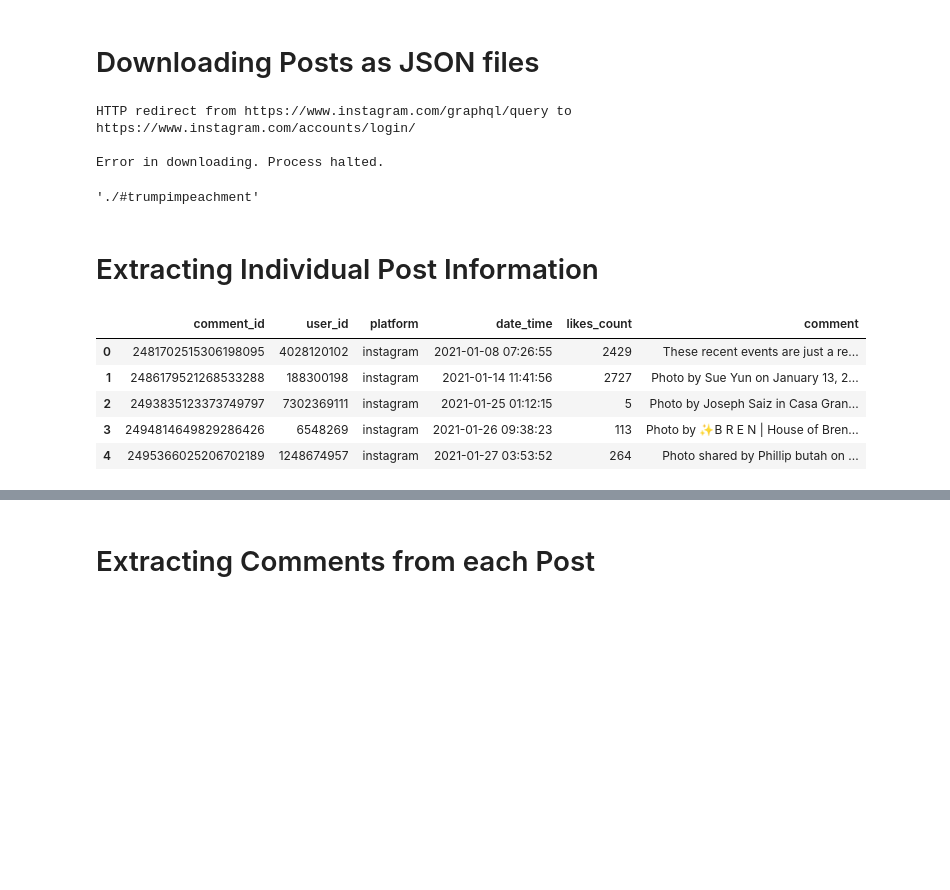
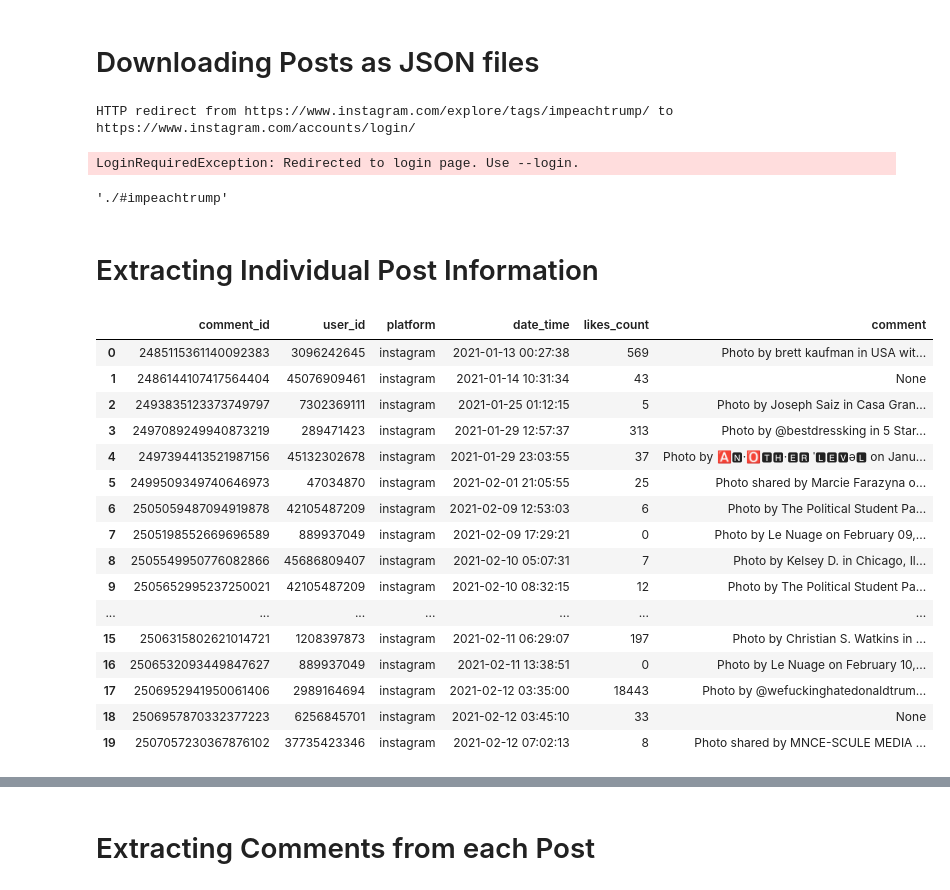
Before and after one commit to joshuawong96/Trump-Impeachment-Analysis, a Jupyter notebook: Instagram/Analysis/scraping_instagram.ipynb, the cells around one changed output, grey strips where cells are left out. Cells and saved outputs as stored; diff of their text form; code cells hidden in the pictures; blank space fills up the shorter version.

```diff
--- a/Instagram/Analysis/scraping_instagram.ipynb
+++ b/Instagram/Analysis/scraping_instagram.ipynb
@@ -46,7 +54,7 @@ Authentication OK
 # %% [markdown]
 # Downloading Posts as JSON files
 # %%
-HASHTAG = "trumpimpeachment2"
+HASHTAG = "impeachtrump"
 
 # Create a Hashtag instance from a given hashtag name
 hashtag = instaloader.Hashtag.from_name(loader.context, HASHTAG)
@@ -54,23 +62,22 @@ loaded_posts = hashtag.get_all_posts()
 
 for cnt_post, post in enumerate(loaded_posts):
     # date_created = datetime.datetime.fromtimestamp(post.date_utc)
-    if datetime.datetime(2021,2,12) <= post.date_local <= datetime.datetime(2021,2,13):
+    if datetime.datetime(2021,1,6) <= post.date_local <= datetime.datetime(2021,2,13):
         try:
             loader.download_post(post, target='#'+hashtag.name)
         except:
             print("\nError in downloading. Process halted.")
 # %% [output]
-HTTP redirect from https://www.instagram.com/graphql/query to https://www.instagram.com/accounts/login/
-
-Error in downloading. Process halted.
+HTTP redirect from https://www.instagram.com/explore/tags/impeachtrump/ to https://www.instagram.com/accounts/login/
+LoginRequiredException: Redirected to login page. Use --login.
 # %%
 mypath = "."
-folder_name = '#trumpimpeachment'
+folder_name = '#impeachtrump'
 
 json_path = f'{mypath}/{folder_name}'
 json_path
 # %% [output]
-'./#trumpimpeachment'
+'./#impeachtrump'
 # %% [markdown]
 # Extracting Individual Post Information
 # %%
@@ -108,18 +115,29 @@ def convert_json_posts_to_df(json_path):
 # %%
 import json
 import datetime
 import pandas as pd
 
 # pd.set_option('display.max_colwidth', -1)
 # pd.set_option('display.max_rows', None)
 
 df1 = convert_json_posts_to_df(json_path)
 df1.insert(2, 'platform', 'instagram')
-df1.head()
+df1
 # %% [output]
 |  | comment_id | user_id | platform | date_time | likes_count | comment |
-| 0 | 2481702515306198095 | 4028120102 | instagram | 2021-01-08 07:26:55 | 2429 | These recent events are just a re... |
-| 1 | 2486179521268533288 | 188300198 | instagram | 2021-01-14 11:41:56 | 2727 | Photo by Sue Yun on January 13, 2... |
+| 0 | 2485115361140092383 | 3096242645 | instagram | 2021-01-13 00:27:38 | 569 | Photo by brett kaufman in USA wit... |
+| 1 | 2486144107417564404 | 45076909461 | instagram | 2021-01-14 10:31:34 | 43 | None |
 | 2 | 2493835123373749797 | 7302369111 | instagram | 2021-01-25 01:12:15 | 5 | Photo by Joseph Saiz in Casa Gran... |
-| 3 | 2494814649829286426 | 6548269 | instagram | 2021-01-26 09:38:23 | 113 | Photo by ✨B R E N | House of Bren... |
-| 4 | 2495366025206702189 | 1248674957 | instagram | 2021-01-27 03:53:52 | 264 | Photo shared by Phillip butah on ... |
+| 3 | 2497089249940873219 | 289471423 | instagram | 2021-01-29 12:57:37 | 313 | Photo by @bestdressking in 5 Star... |
+| 4 | 2497394413521987156 | 45132302678 | instagram | 2021-01-29 23:03:55 | 37 | Photo by 🅰🅽·🅾🆃🅷·🅴🆁 ˈ🅻🅴🆅ə🅻 on Janu... |
+| 5 | 2499509349740646973 | 47034870 | instagram | 2021-02-01 21:05:55 | 25 | Photo shared by Marcie Farazyna o... |
+| 6 | 2505059487094919878 | 42105487209 | instagram | 2021-02-09 12:53:03 | 6 | Photo by The Political Student Pa... |
+| 7 | 2505198552669696589 | 889937049 | instagram | 2021-02-09 17:29:21 | 0 | Photo by Le Nuage on February 09,... |
+| 8 | 2505549950776082866 | 45686809407 | instagram | 2021-02-10 05:07:31 | 7 | Photo by Kelsey D. in Chicago, Il... |
+| 9 | 2505652995237250021 | 42105487209 | instagram | 2021-02-10 08:32:15 | 12 | Photo by The Political Student Pa... |
+| ... | ... | ... | ... | ... | ... | ... |
+| 15 | 2506315802621014721 | 1208397873 | instagram | 2021-02-11 06:29:07 | 197 | Photo by Christian S. Watkins in ... |
+| 16 | 2506532093449847627 | 889937049 | instagram | 2021-02-11 13:38:51 | 0 | Photo by Le Nuage on February 10,... |
+| 17 | 2506952941950061406 | 2989164694 | instagram | 2021-02-12 03:35:00 | 18443 | Photo by @wefuckinghatedonaldtrum... |
+| 18 | 2506957870332377223 | 6256845701 | instagram | 2021-02-12 03:45:10 | 33 | None |
+| 19 | 2507057230367876102 | 37735423346 | instagram | 2021-02-12 07:02:13 | 8 | Photo shared by MNCE-SCULE MEDIA ... |
```
Also changed, not shown: parts of 19 cells of this notebook.
